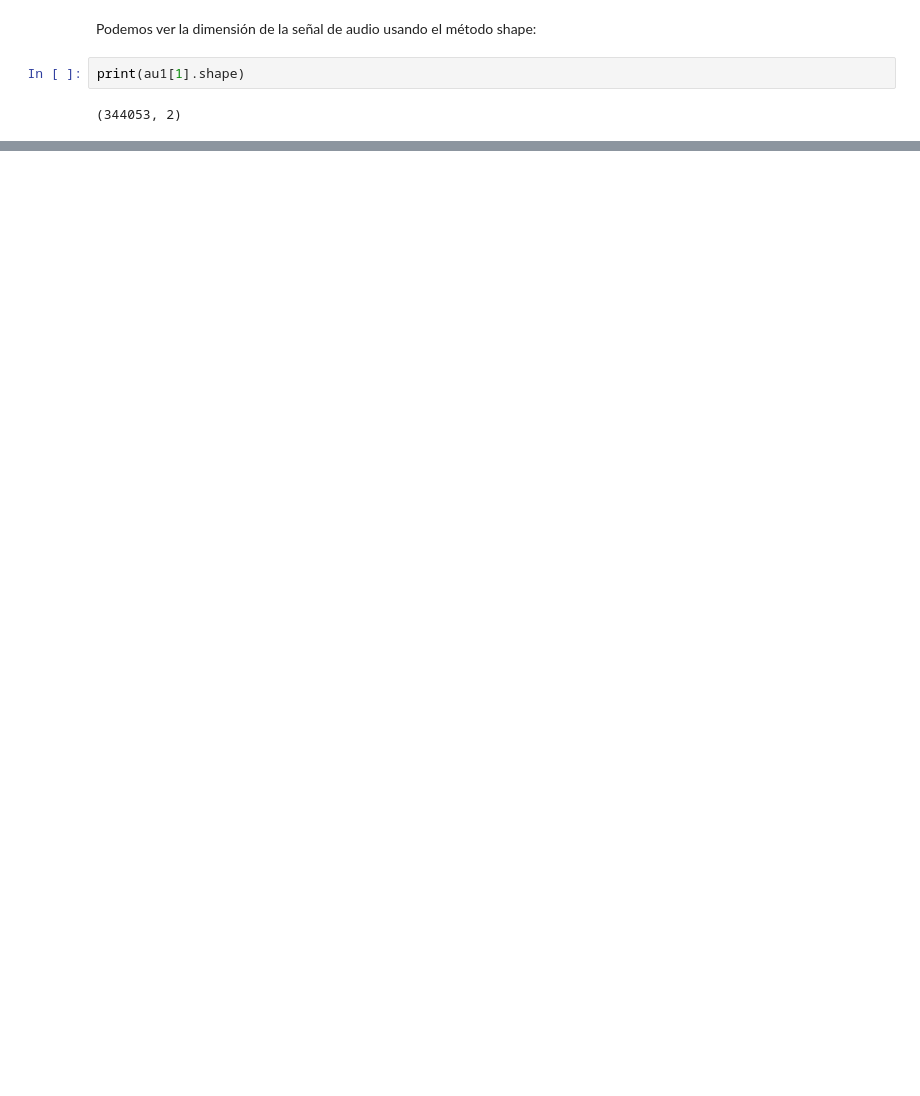
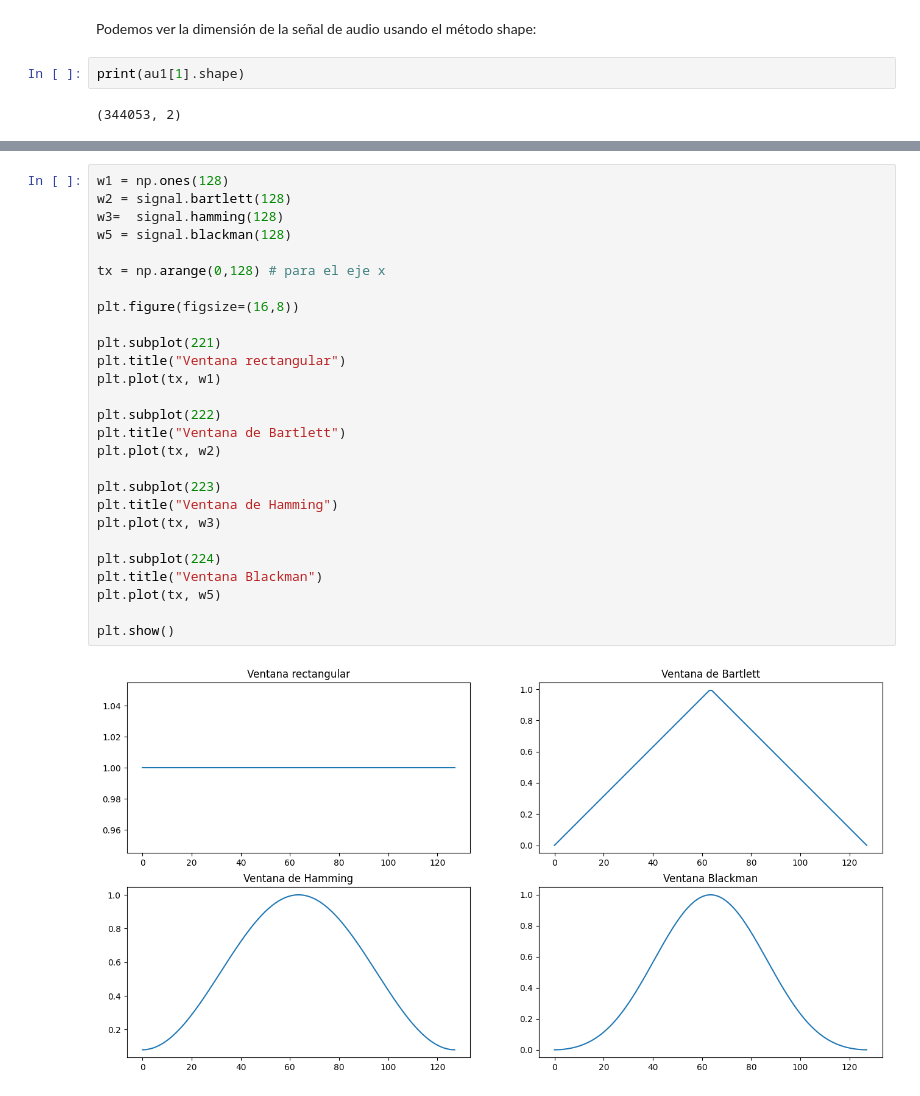
Before and after one commit to fdiezdev/procesamiento_senales, a Jupyter notebook: Resumenes/Resumen_Intro_PS.ipynb, the cells around one changed output, grey strips where cells are left out. Saved outputs shown, nothing was run; the diff lists cells and outputs as text; blank space fills up the shorter version.

```diff
--- a/Resumenes/Resumen_Intro_PS.ipynb
+++ b/Resumenes/Resumen_Intro_PS.ipynb
@@ -411,0 +493,29 @@ vector de datos: [  1   1   1 ...   3  -8 -13]
+# %%
+w1 = np.ones(128)
+w2 = signal.bartlett(128)
+w3=  signal.hamming(128)
+w5 = signal.blackman(128)
+
+tx = np.arange(0,128) # para el eje x
+
+plt.figure(figsize=(16,8))
+
+plt.subplot(221)
+plt.title("Ventana rectangular")
+plt.plot(tx, w1)
+
+plt.subplot(222)
+plt.title("Ventana de Bartlett")
+plt.plot(tx, w2)
+
+plt.subplot(223)
+plt.title("Ventana de Hamming")
+plt.plot(tx, w3)
+
+plt.subplot(224)
+plt.title("Ventana Blackman")
+plt.plot(tx, w5)
+
+plt.show()
+# %% [output]
+[figure, added]
```
Also changed, not shown: parts of 27 cells of this notebook, 1 other file.
